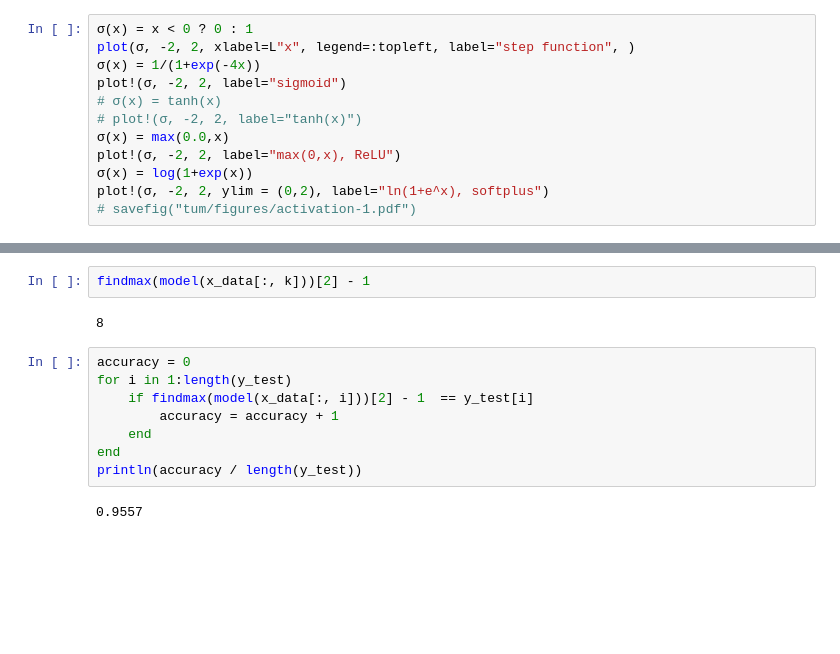
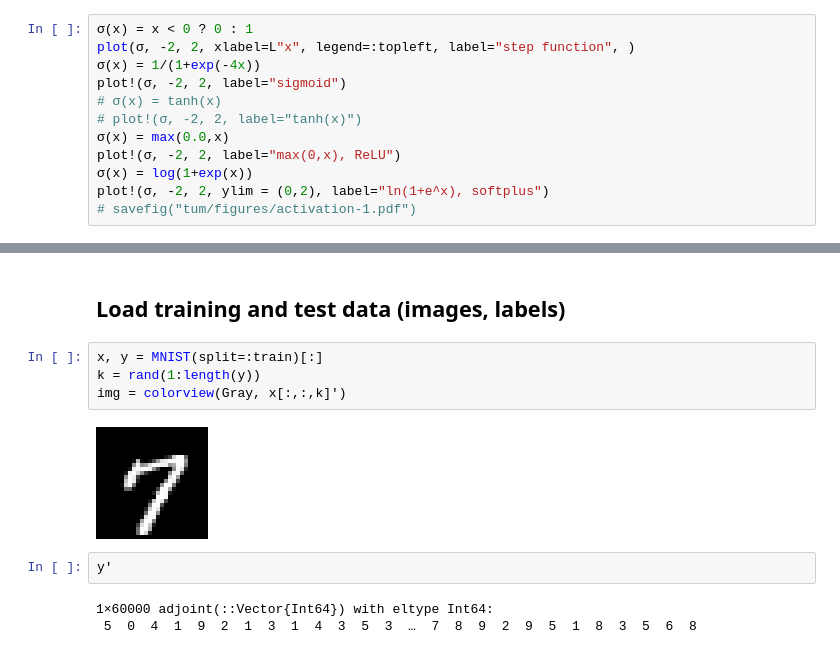
Before and after one commit to gaioguy/data_science, a Jupyter notebook: neural_nets.ipynb, the cells around one changed output, grey strips where cells are left out. Cells and saved outputs as stored; diff of their text form; blank space fills up the shorter version.

```diff
--- a/neural_nets.ipynb
+++ b/neural_nets.ipynb
@@ -250,14 +183,13 @@ model(x_data[:, k])
-# %%
-findmax(model(x_data[:, k]))[2] - 1
-# %% [output]
-8
-# %%
-accuracy = 0
-for i in 1:length(y_test)
-    if findmax(model(x_data[:, i]))[2] - 1  == y_test[i]
-        accuracy = accuracy + 1
-    end
-end
-println(accuracy / length(y_test))
-# %% [output]
-0.9557
+# %% [markdown]
+## Load training and test data (images, labels)
+# %%
+x, y = MNIST(split=:train)[:]
+k = rand(1:length(y))
+img = colorview(Gray, x[:,:,k]')
+# %% [output]
+[figure, added]
+# %%
+y'
+# %% [output]
+1×60000 adjoint(::Vector{Int64}) with eltype Int64:
+ 5  0  4  1  9  2  1  3  1  4  3  5  3  …  7  8  9  2  9  5  1  8  3  5  6  8
```
Also changed, not shown: parts of 27 cells of this notebook.
